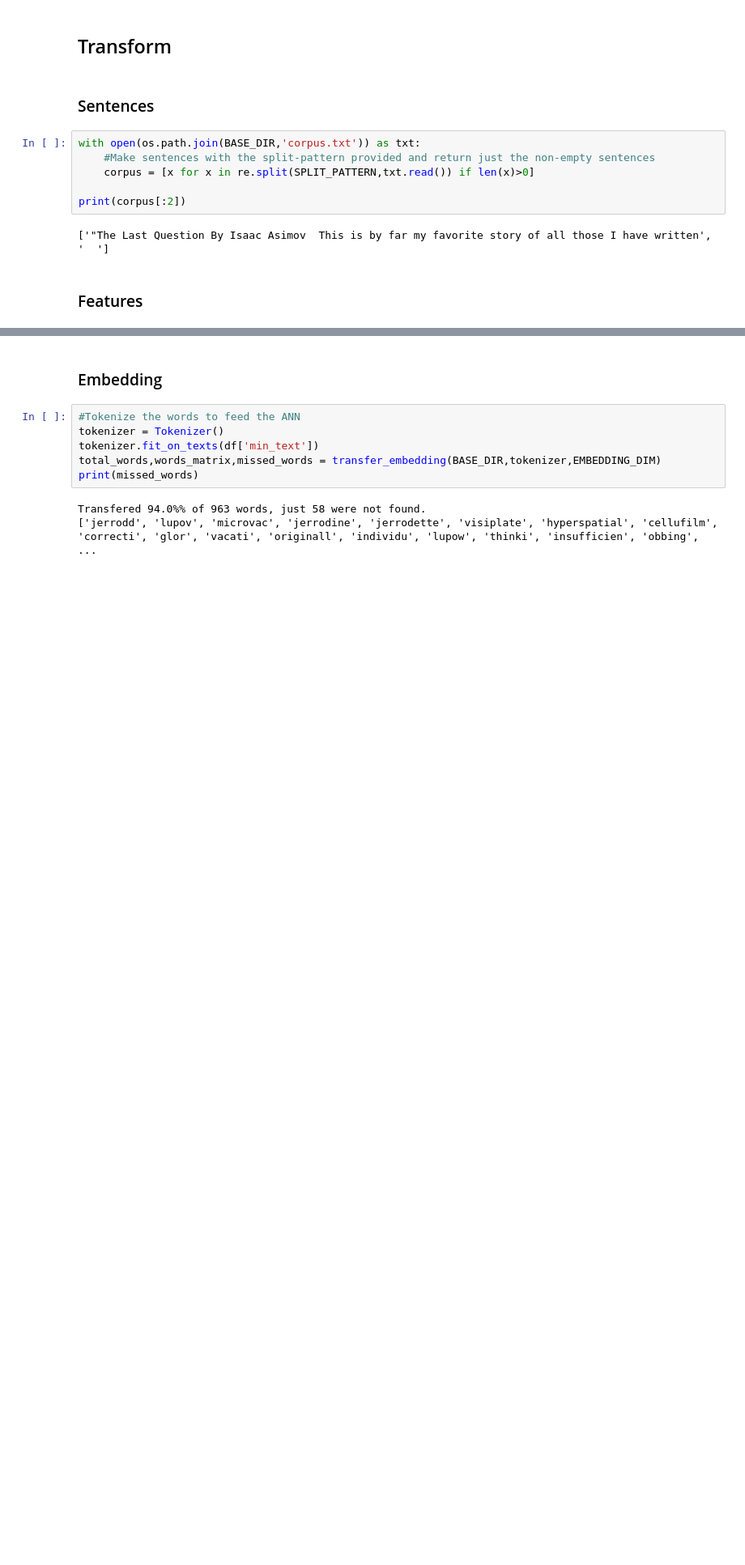
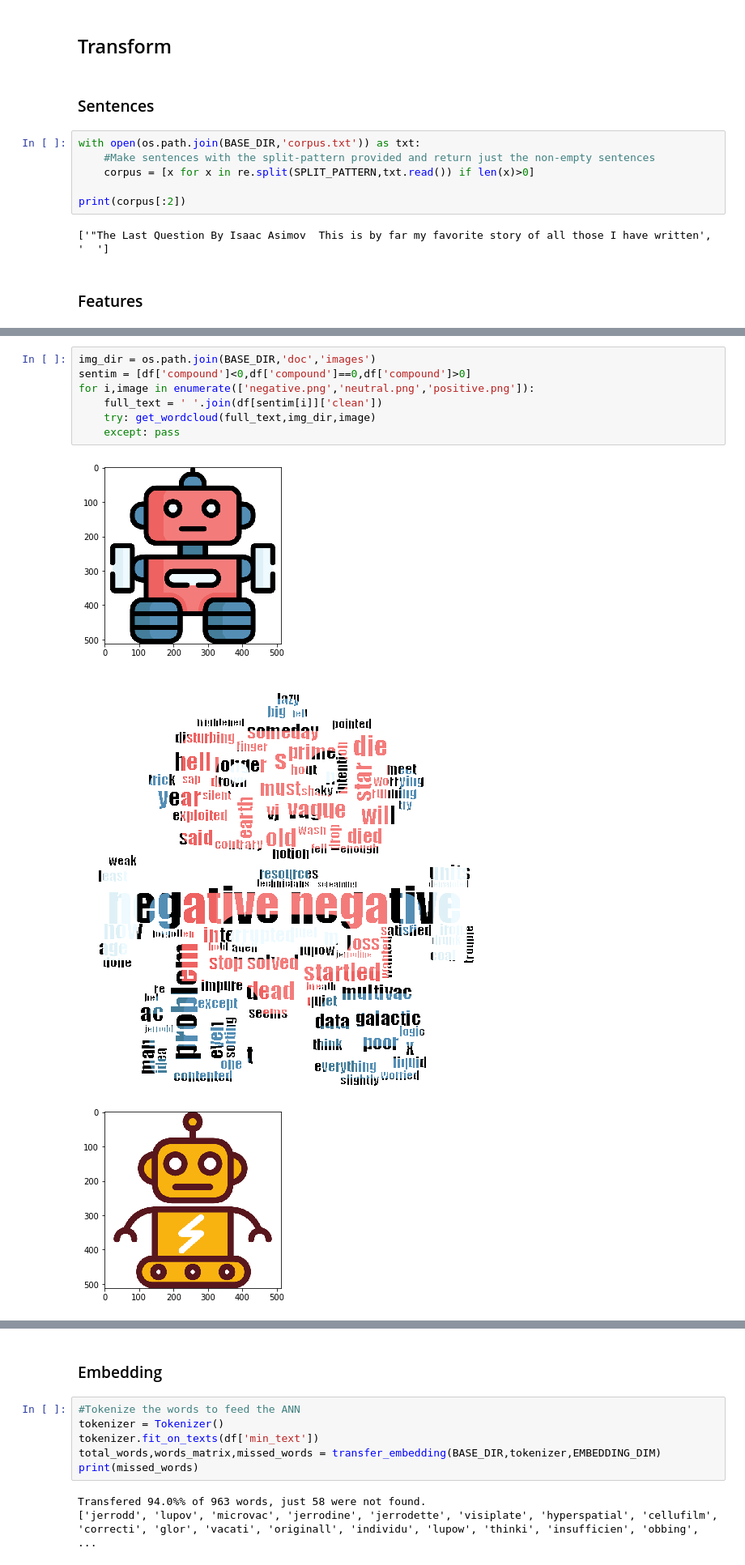
Before and after one commit to Afroefras/asimov_generator, a Jupyter notebook: notebooks/00_Asimov_Clustering.ipynb, the cells around one changed output, grey strips where cells are left out. Shown at 81% size. Saved outputs shown, nothing was run; the diff lists cells and outputs as text; blank space fills up the shorter version.

```diff
--- a/notebooks/00_Asimov_Clustering.ipynb
+++ b/notebooks/00_Asimov_Clustering.ipynb
@@ -333,0 +358,11 @@ df.sample()
+# %%
+img_dir = os.path.join(BASE_DIR,'doc','images')
+sentim = [df['compound']<0,df['compound']==0,df['compound']>0]
+for i,image in enumerate(['negative.png','neutral.png','positive.png']):
+    full_text = ' '.join(df[sentim[i]]['clean'])
+    try: get_wordcloud(full_text,img_dir,image)
+    except: pass
+# %% [output]
+[figure, added]
+[figure, added]
+[figure, added]
```
Also changed, not shown: parts of 18 cells of this notebook, 1 other file.
